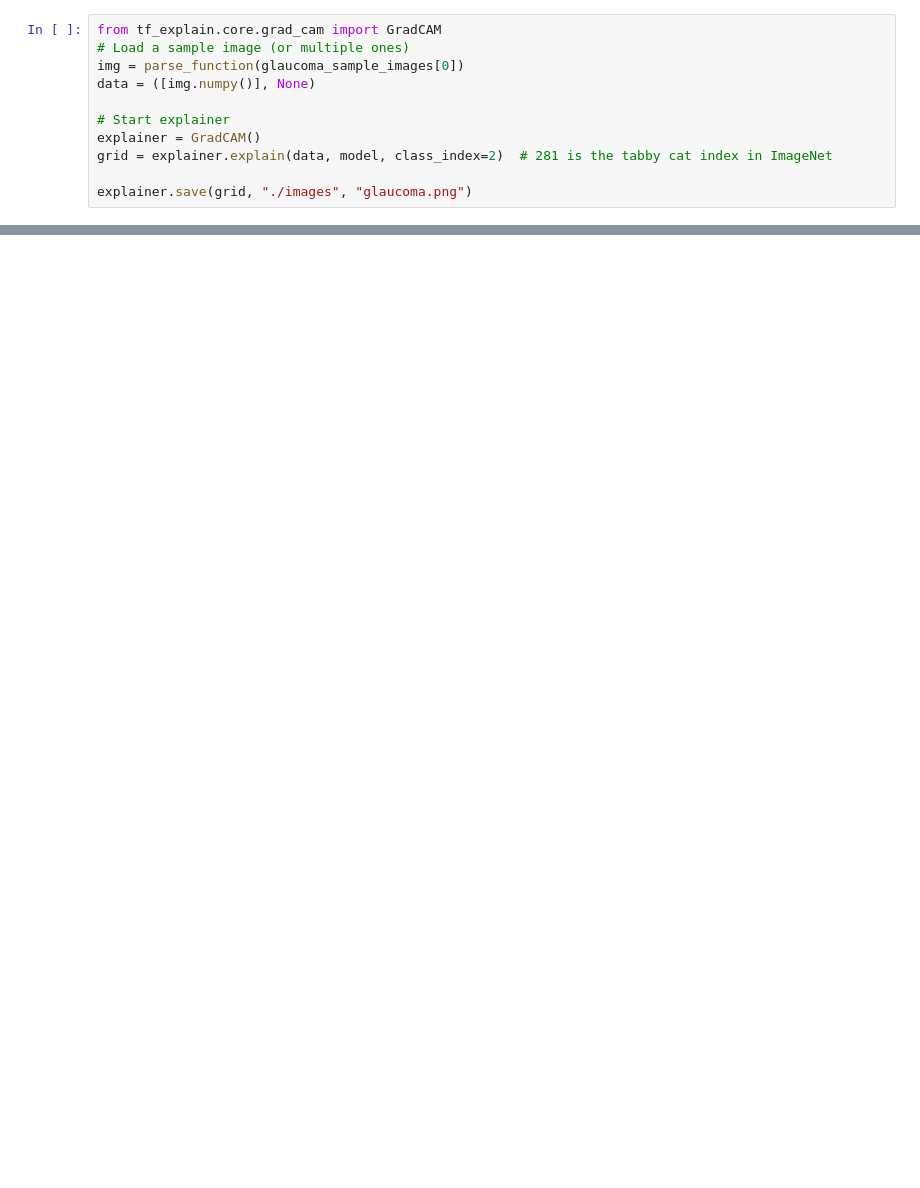
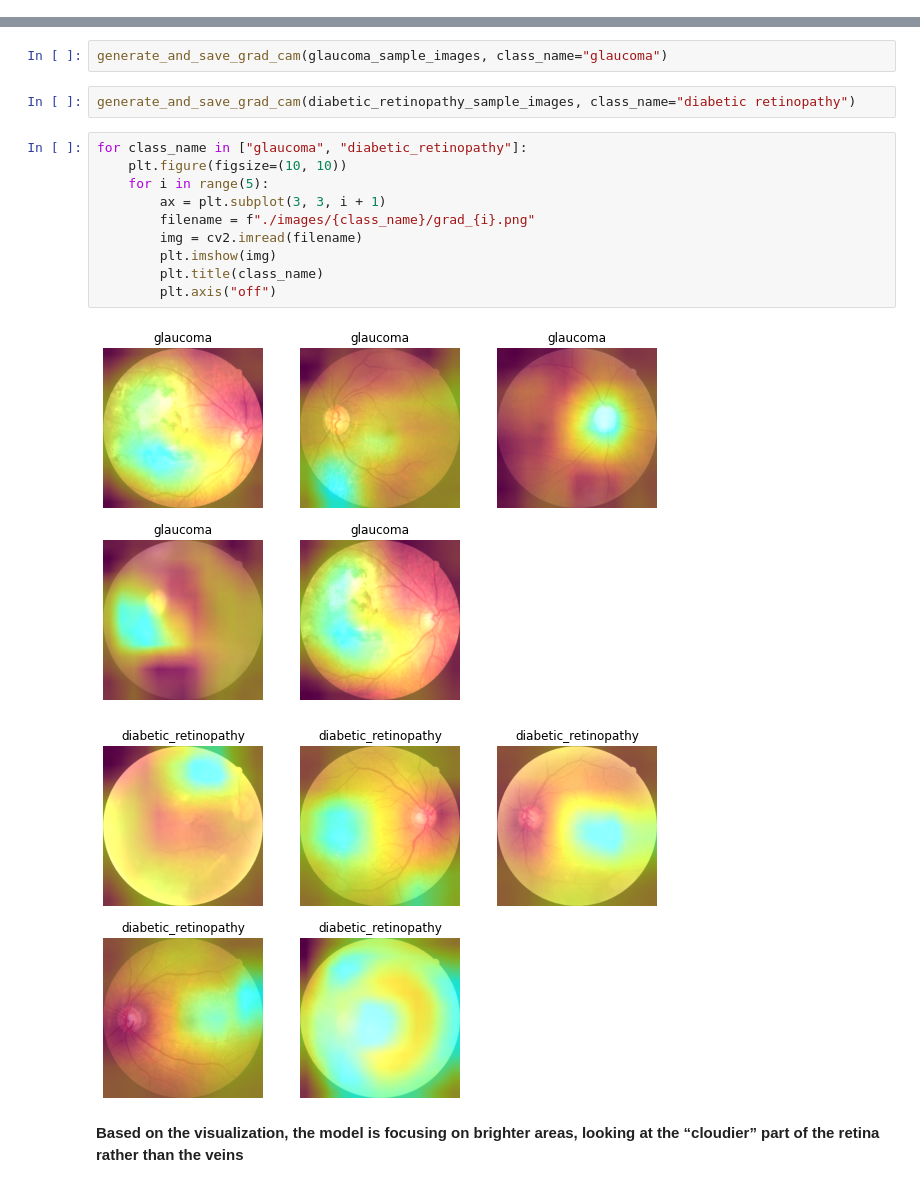
Before and after one commit to noahshpak/retinal-cv, a Jupyter notebook: retinal_disease_detection.ipynb, the cells around one changed output, grey strips where cells are left out. Drawn from its saved outputs; the diff is of its cells as text; blank space fills up the shorter version.

```diff
--- a/retinal_disease_detection.ipynb
+++ b/retinal_disease_detection.ipynb
@@ -171,11 +235,0 @@ classes.index("glaucoma")
-# %%
-from tf_explain.core.grad_cam import GradCAM
-# Load a sample image (or multiple ones)
-img = parse_function(glaucoma_sample_images[0])
-data = ([img.numpy()], None)
-
-# Start explainer
-explainer = GradCAM()
-grid = explainer.explain(data, model, class_index=2)  # 281 is the tabby cat index in ImageNet
-
-explainer.save(grid, "./images", "glaucoma.png")
@@ -182 +332,20 @@ explainer.save(grid, "./images", "glaucoma.png")
+# %%
+generate_and_save_grad_cam(glaucoma_sample_images, class_name="glaucoma")
+# %%
+generate_and_save_grad_cam(diabetic_retinopathy_sample_images, class_name="diabetic retinopathy")
+# %%
+for class_name in ["glaucoma", "diabetic_retinopathy"]:
+    plt.figure(figsize=(10, 10))
+    for i in range(5):
+        ax = plt.subplot(3, 3, i + 1)
+        filename = f"./images/{class_name}/grad_{i}.png"
+        img = cv2.imread(filename)
+        plt.imshow(img)
+        plt.title(class_name)
+        plt.axis("off")
+# %% [output]
+[figure, added]
+[figure, added]
+# %% [markdown]
+**Based on the visualization, the model is focusing on brighter areas, looking at the “cloudier” part of the retina rather than the veins**
 # %% [markdown]
```
Also changed, not shown: parts of 51 cells of this notebook, 25 other files.
